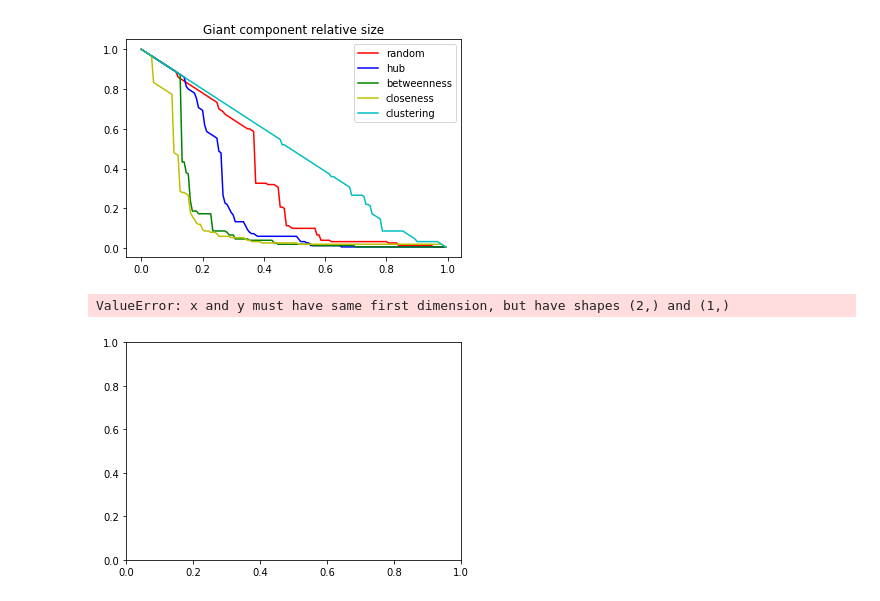
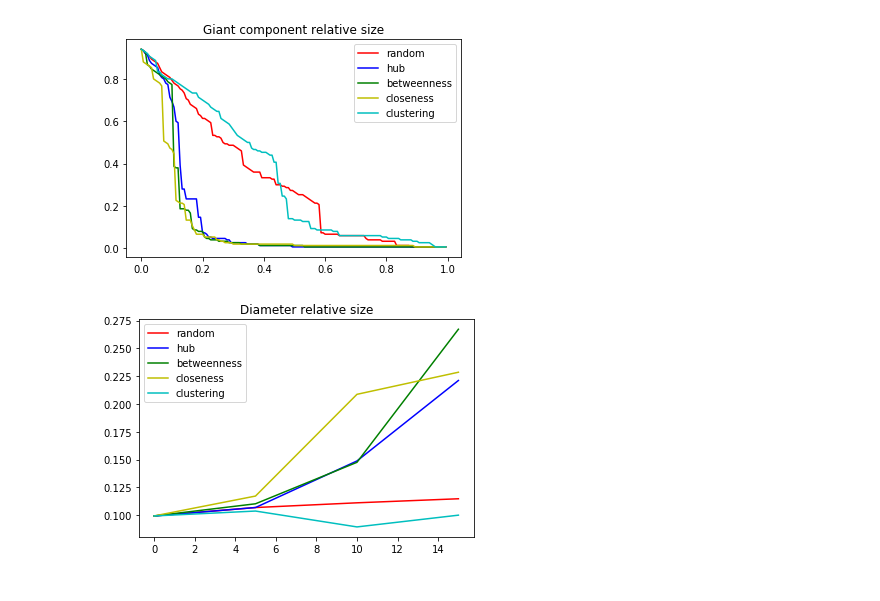
Before and after one commit to andreb86/GrA-1718, a Jupyter notebook: second_assignment/report_pt1.ipynb, the cells around one changed output. Cells and saved outputs as stored; diff of their text form; code cells hidden in the pictures.

```diff
--- a/second_assignment/report_pt1.ipynb
+++ b/second_assignment/report_pt1.ipynb
@@ -15,9 +23,6 @@ Il notebook è lento perché ogni volta che viene rimosso un nodo vengono ricalc
 # %%
 import networkx
-#graph = networkx.gnp_random_graph(150, 0.02, seed=42)
-graph = networkx.watts_strogatz_graph(150,4,0.1, seed=42)
-#graph = networkx.barabasi_albert_graph(150,2, seed=42)
-#graph = realgraph
+graph = networkx.gnp_random_graph(150, 0.02, seed=42)
 # %%
 # Import functions
 import random
@@ -113,10 +118,11 @@ for i in range(len(sizes)):
     plt.plot(x, sizes[i], colors[i], label=legends[i])
 
 plt.title("Giant component relative size")
+plt.ylim(ymin=0)
 plt.legend()
 plt.show()
 # %% [output]
-[figure, old version]
+[figure, new version]
 # %%
 # Analyze diameter
 def get_diameter(G):
@@ -166,7 +172,7 @@ functions.append(get_highest_clustering_node)
 # A causa della complessita computazione del calcolo del diametro non possiamo provarlo troppe volte, calcolo solo 3 volte
 # Il diametro è in percentuale al numero di nodi: 100%: devo attraversare tutti i nodi , 1% devo attraversare l'1% dei nodi per raggiungere ogni altro nodo del giant component
 
-initial_diameter = get_diameter(graphs[i]) / len(graphs[i])
+initial_diameter = get_diameter(graphs[i]) / get_giant_component_size(graphs[i])
 
 for i in range(len(graphs)):
         diameters[i].append(initial_diameter)
@@ -178,10 +184,10 @@ for j in range(len(graph) - 1):
         node_to_remove = functions[i](graphs[i])
         graphs[i].remove_node(node_to_remove)
         # Qui decido quando computare il diametro
-        if (j + 1) % 35 == 0:
+        if (j + 1) % 5 == 0:
             diameter = get_diameter(graphs[i])
             if diameter != False:
-                diameters[i].append(diameter / len(graphs[i]))
+                diameters[i].append(diameter / get_giant_component_size(graphs[i]))
             else:
                 # Se è inutile calcolare il diametro termino
                 diameters[i].append(1)
@@ -191,18 +197,17 @@ for j in range(len(graph) - 1):
 # %%
 # Plotting diameter results
 
-x = [0, 0.75]
+x = [0, 5, 10, 15]
 
 legends = ["random", "hub", "betweenness", "closeness", "clustering"]
 colors = ['r', 'b', 'g', 'y', 'c', 'm', 'k']
 
 for i in range(len(diameters)):
     # Rimuovo dai diametri l'ultimo elemento perché non ha valore
     plt.plot(x, diameters[i][:-1], colors[i], label=legends[i])
 
 plt.title("Diameter relative size")
 plt.legend()
 plt.show()
 # %% [output]
-ValueError: x and y must have same first dimension, but have shapes (2,) and (1,)
-[figure, old version]
+[figure, new version]
```
Also changed, not shown: parts of 3 cells of this notebook, 8 other files.
